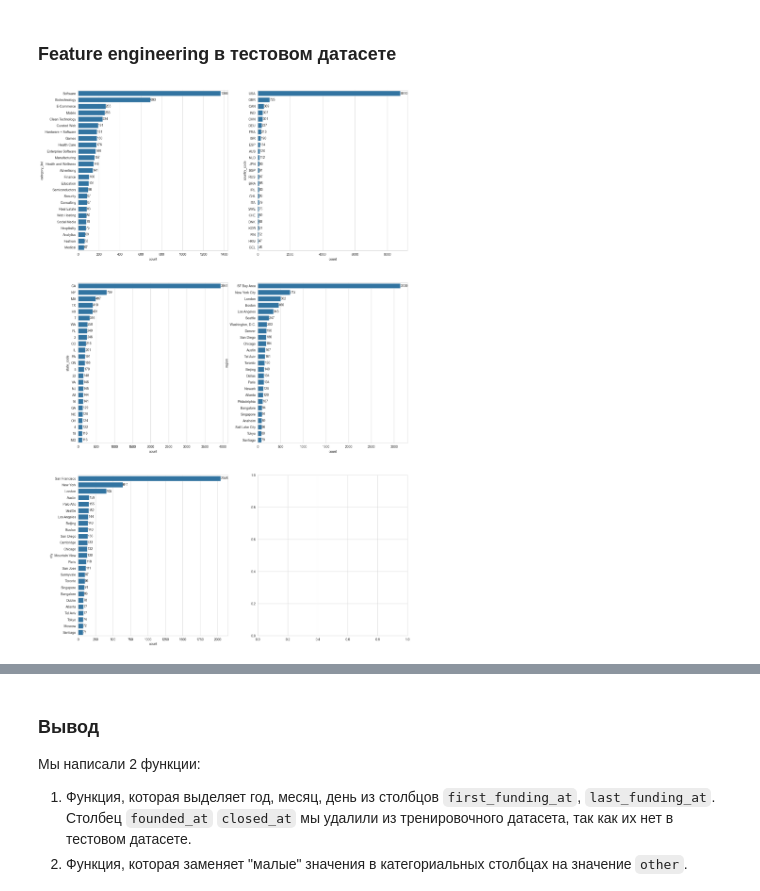
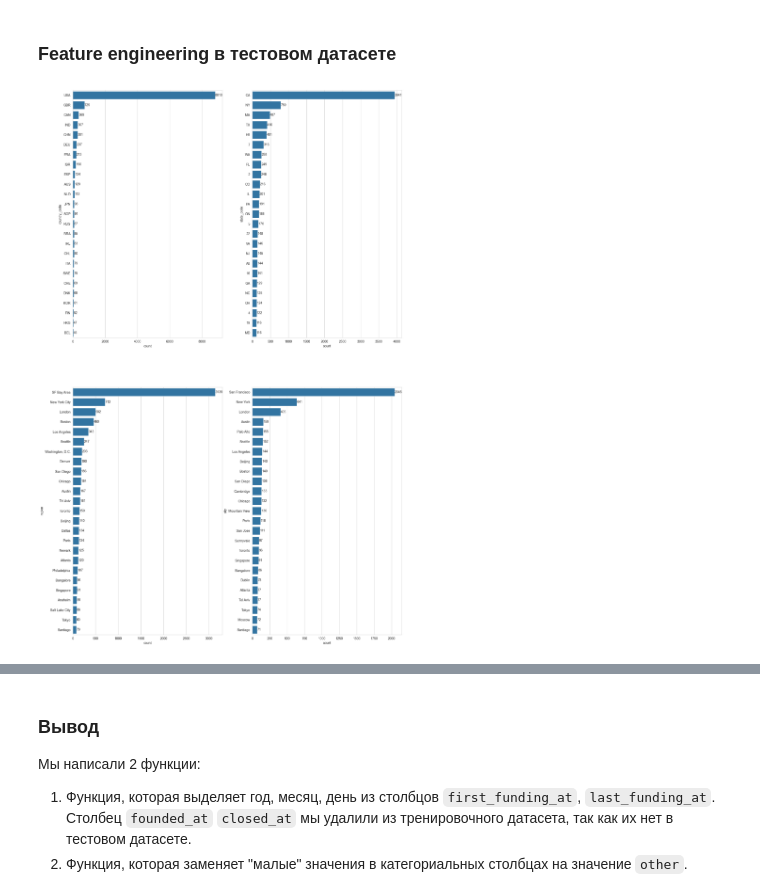
Before and after one commit to Moncervers/startup_closure_prediction, a Jupyter notebook: startup_close_prediction.ipynb, the cells around one changed output, grey strips where cells are left out. Drawn from its saved outputs; the diff is of its cells as text; code cells hidden in the pictures.

```diff
--- a/startup_close_prediction.ipynb
+++ b/startup_close_prediction.ipynb
@@ -88,11 +88,11 @@ try:
 
 except:
     # Импортируем тренировочный датасет
-    df = pd.read_csv('data/kaggle_startups_train_28062024.csv.csv',
+    df = pd.read_csv('data/kaggle_startups_train_28062024.csv',
                      parse_dates=['founded_at', 'first_funding_at', 'last_funding_at', 'closed_at'])
 
     # Импортируем тестовый датасет
-    test_df = pd.read_csv('data/kaggle_startups_test_28062024.csv.csv',
+    test_df = pd.read_csv('data/kaggle_startups_test_28062024.csv',
                           parse_dates=['first_funding_at', 'last_funding_at', ])
 # %%
 # Выводим информацию о тренировочном датасете
@@ -642,36 +782,31 @@ df_processed
 ### Feature engineering в тестовом датасете
 # %%
 # Выведем горизонтальную столбчатую диаграмму для количества значений в каждом столбце
-fig, axes = plt.subplots(nrows=3, ncols=2, figsize=(18, 30))
+fig, axes = plt.subplots(nrows=2, ncols=2, figsize=(18, 30))
 
-sns.barplot(x=test_df[cat_col_names[0]].value_counts().head(25),
-            y=test_df[cat_col_names[0]].value_counts().index[:25],
+sns.barplot(x=test_df[cat_col_names[1]].value_counts().head(25),
+            y=test_df[cat_col_names[1]].value_counts().index[:25],
             ax=axes[0, 0])
 axes[0, 0].bar_label(axes[0, 0].containers[0])
 
-sns.barplot(x=test_df[cat_col_names[1]].value_counts().head(25),
-            y=test_df[cat_col_names[1]].value_counts().index[:25],
+sns.barplot(x=test_df[cat_col_names[2]].value_counts().head(25),
+            y=test_df[cat_col_names[2]].value_counts().index[:25],
             ax=axes[0, 1])
 axes[0, 1].bar_label(axes[0, 1].containers[0])
 
-sns.barplot(x=test_df[cat_col_names[2]].value_counts().head(25),
-            y=test_df[cat_col_names[2]].value_counts().index[:25],
+sns.barplot(x=test_df[cat_col_names[3]].value_counts().head(25),
+            y=test_df[cat_col_names[3]].value_counts().index[:25],
             ax=axes[1, 0])
 axes[1, 0].bar_label(axes[1, 0].containers[0])
 
-sns.barplot(x=test_df[cat_col_names[3]].value_counts().head(25),
-            y=test_df[cat_col_names[3]].value_counts().index[:25],
+sns.barplot(x=test_df[cat_col_names[4]].value_counts().head(25),
+            y=test_df[cat_col_names[4]].value_counts().index[:25],
             ax=axes[1, 1])
 axes[1, 1].bar_label(axes[1, 1].containers[0])
 
-sns.barplot(x=test_df[cat_col_names[4]].value_counts().head(25),
-            y=test_df[cat_col_names[4]].value_counts().index[:25],
-            ax=axes[2, 0])
-axes[2, 0].bar_label(axes[2, 0].containers[0])
-
 plt.show()
 # %% [output]
-[figure, old version]
+[figure, new version]
 # %%
 # Определяем пороги для каждого столбца
 thresholds = {
```
Also changed, not shown: parts of 25 cells of this notebook.
